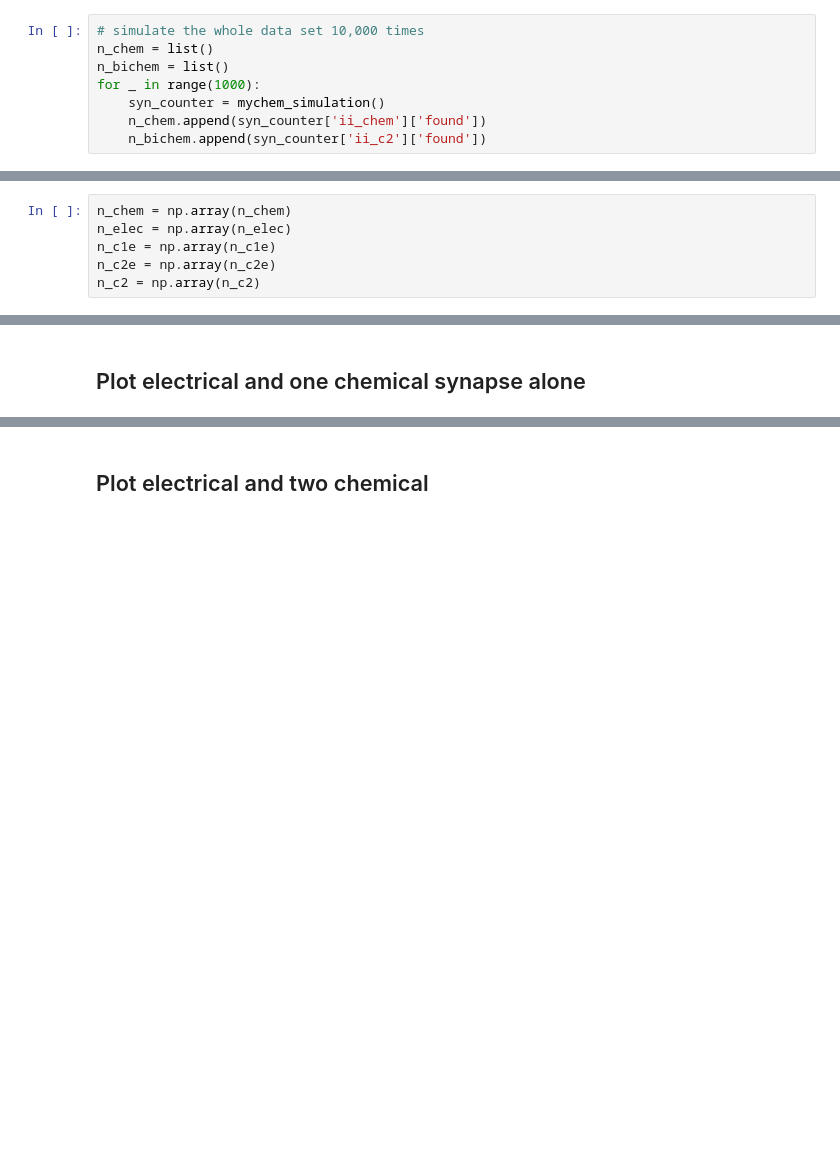
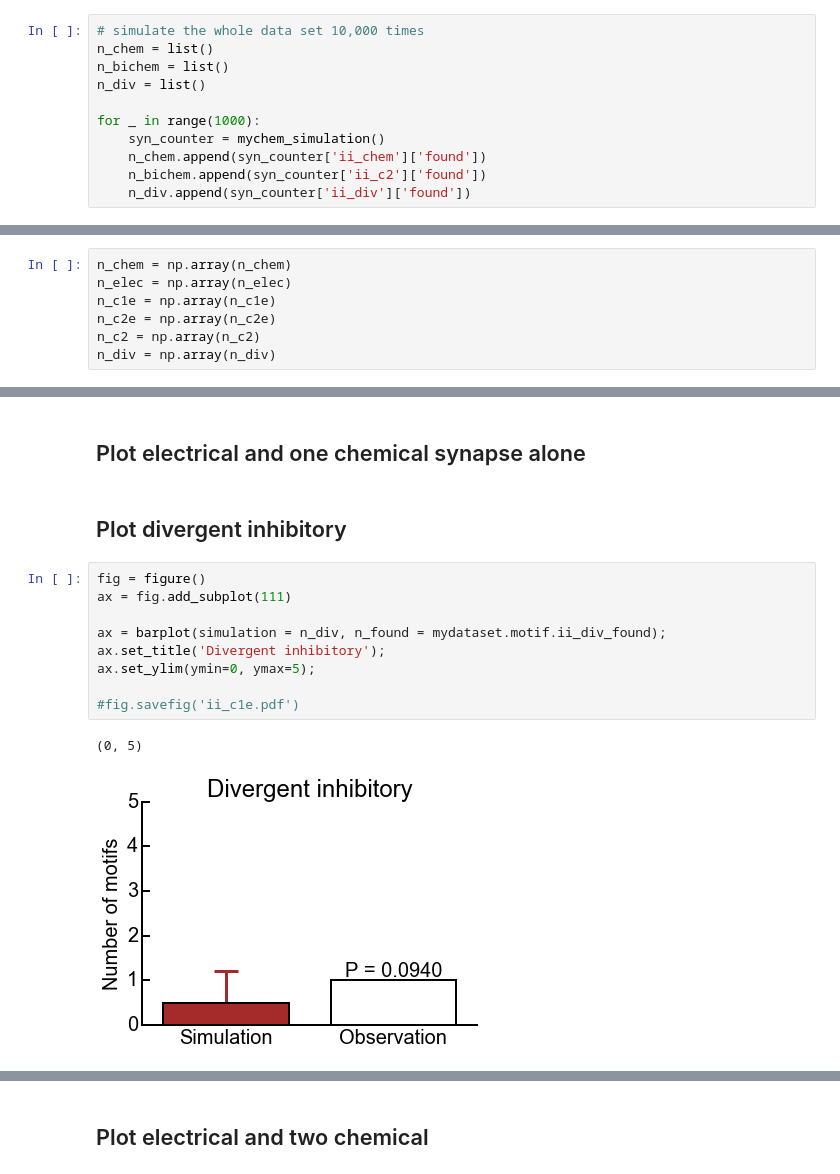
Before and after one commit to ClaudiaEsp/inet, a Jupyter notebook: Examples/Testing inhibitory motifs.ipynb, the cells around one changed output, grey strips where cells are left out. Saved outputs shown, nothing was run; the diff lists cells and outputs as text; blank space fills up the shorter version.

Commit message:
divergent inhibitory motifs differ from null hypothese!!!

```diff
--- a/Examples/Testing inhibitory motifs.ipynb
+++ b/Examples/Testing inhibitory motifs.ipynb
@@ -105,10 +129,13 @@ for key in mychem_simulation().keys():
 # simulate the whole data set 10,000 times
 n_chem = list()
 n_bichem = list()
+n_div = list()
+
 for _ in range(1000):
     syn_counter = mychem_simulation()
     n_chem.append(syn_counter['ii_chem']['found'])
     n_bichem.append(syn_counter['ii_c2']['found'])
+    n_div.append(syn_counter['ii_div']['found'])
 # %% [markdown]
 If the null hypothesis is correctly implemented, we should see almost the same
 number of chemical synases as in the experiments.
@@ -281,6 +418,7 @@ n_elec = np.array(n_elec)
 n_c1e = np.array(n_c1e)
 n_c2e = np.array(n_c2e)
 n_c2 = np.array(n_c2)
+n_div = np.array(n_div)
 # %%
 pii_chem = len(n_chem[n_chem>mydataset.motif.ii_chem_found]) / n_chem.size
 pii_elec = len(n_elec[n_elec>mydataset.motif.ii_elec_found])/ n_elec.size
@@ -336,5 +494,19 @@ fig.savefig('ii_c2.pdf')
 # %% [markdown]
 <H2>Plot electrical and one chemical synapse alone </H2>
+# %% [markdown]
+<H2> Plot divergent inhibitory </H2>
+# %%
+fig = figure()
+ax = fig.add_subplot(111)
+
+ax = barplot(simulation = n_div, n_found = mydataset.motif.ii_div_found);
+ax.set_title('Divergent inhibitory');
+ax.set_ylim(ymin=0, ymax=5);
+
+#fig.savefig('ii_c1e.pdf')
+# %% [output]
+(0, 5)
+[figure, added]
 # %%
 fig = figure(4)
 ax = fig.add_subplot(111)
```
Also changed, not shown: parts of 40 cells of this notebook, 1 other file.
